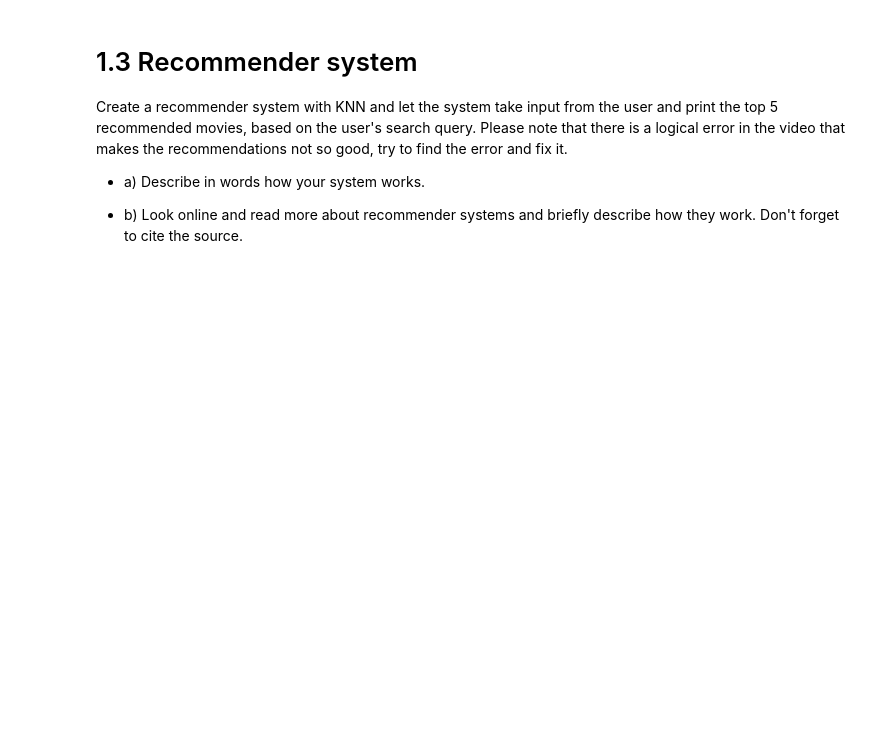
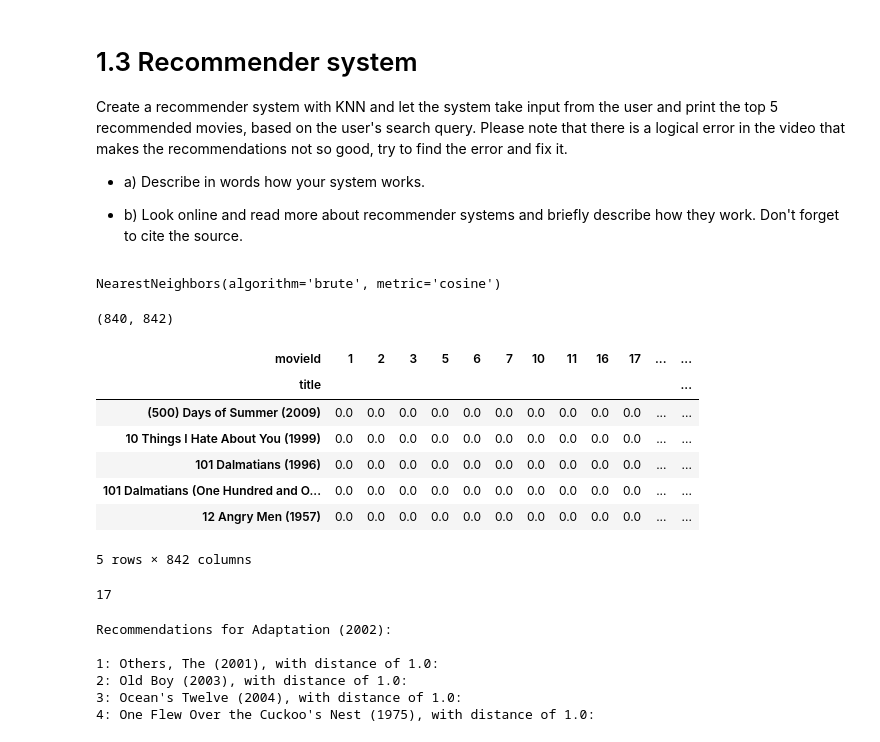
Before and after one commit to mosendamnit/AI-muhsin-OPA23, a Jupyter notebook: labs/lab_01.ipynb, the cells around one changed output. Saved outputs shown, nothing was run; the diff lists cells and outputs as text; code cells hidden in the pictures; blank space fills up the shorter version.

```diff
--- a/labs/lab_01.ipynb
+++ b/labs/lab_01.ipynb
@@ -465,3 +460,49 @@ Create a recommender system with KNN and let the system take input from the user
 - a) Describe in words how your system works.
 
 - b) Look online and read more about recommender systems and briefly describe how they work. Don't forget to cite the source.
+# %%
+from scipy.sparse import csr_matrix
+
+movie_features_df_matrix = csr_matrix(pivottabe.values)
+
+from sklearn.neighbors import NearestNeighbors
+
+
+model_knn = NearestNeighbors(metric = 'cosine', algorithm = 'brute')
+model_knn.fit(movie_features_df_matrix)
+# %% [output]
+NearestNeighbors(algorithm='brute', metric='cosine')
+# %%
+pivottabe.shape
+# %% [output]
+(840, 842)
+# %%
+pivottabe.head()
+# %% [output]
+| movieId | 1 | 2 | 3 | 5 | 6 | 7 | 10 | 11 | 16 | 17 | ... | ... |
+| title |  |  |  |  |  |  |  |  |  |  |  | ... |
+| (500) Days of Summer (2009) | 0.0 | 0.0 | 0.0 | 0.0 | 0.0 | 0.0 | 0.0 | 0.0 | 0.0 | 0.0 | ... | ... |
+| 10 Things I Hate About You (1999) | 0.0 | 0.0 | 0.0 | 0.0 | 0.0 | 0.0 | 0.0 | 0.0 | 0.0 | 0.0 | ... | ... |
+| 101 Dalmatians (1996) | 0.0 | 0.0 | 0.0 | 0.0 | 0.0 | 0.0 | 0.0 | 0.0 | 0.0 | 0.0 | ... | ... |
+| 101 Dalmatians (One Hundred and O... | 0.0 | 0.0 | 0.0 | 0.0 | 0.0 | 0.0 | 0.0 | 0.0 | 0.0 | 0.0 | ... | ... |
+| 12 Angry Men (1957) | 0.0 | 0.0 | 0.0 | 0.0 | 0.0 | 0.0 | 0.0 | 0.0 | 0.0 | 0.0 | ... | ... |
+5 rows × 842 columns
+# %%
+query = np.random.choice(pivottabe.shape[0])
+print(query)
+distances, indices = model_knn.kneighbors(pivottabe.iloc[query,:].values.reshape(1, -1), n_neighbors = 5)
+# %% [output]
+17
+# %%
+for i in range(0, len(distances.flatten())):
+    if i == 0:
+        print('Recommendations for {0}:\n'.format(pivottabe.index[query]))
+    else:
+        print('{0}: {1}, with distance of {2}:'.format(i, pivottabe.index[indices.flatten()[i]], distances.flatten()[i]))
+# %% [output]
+Recommendations for Adaptation (2002):
+
+1: Others, The (2001), with distance of 1.0:
+2: Old Boy (2003), with distance of 1.0:
+3: Ocean's Twelve (2004), with distance of 1.0:
+4: One Flew Over the Cuckoo's Nest (1975), with distance of 1.0:
```
Also changed, not shown: parts of 7 cells of this notebook.
